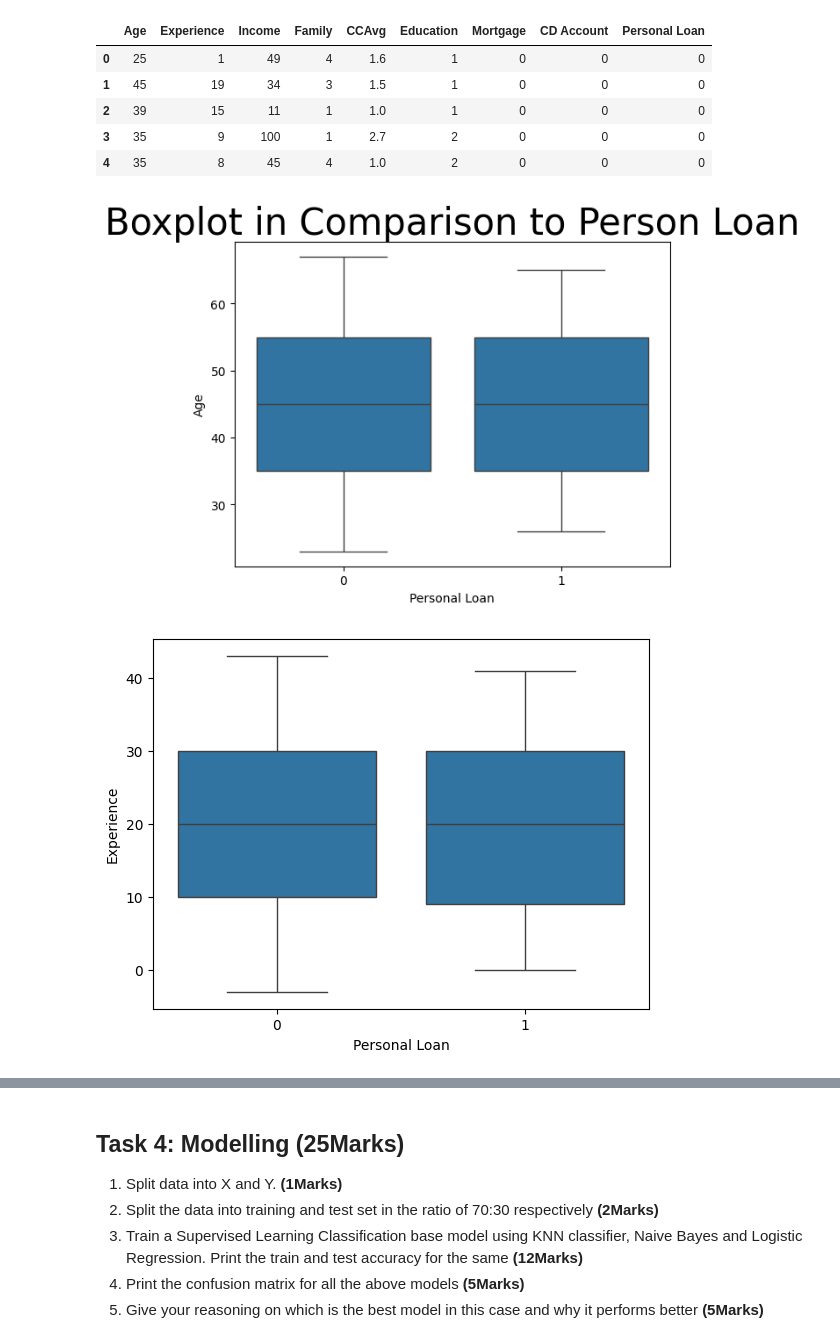
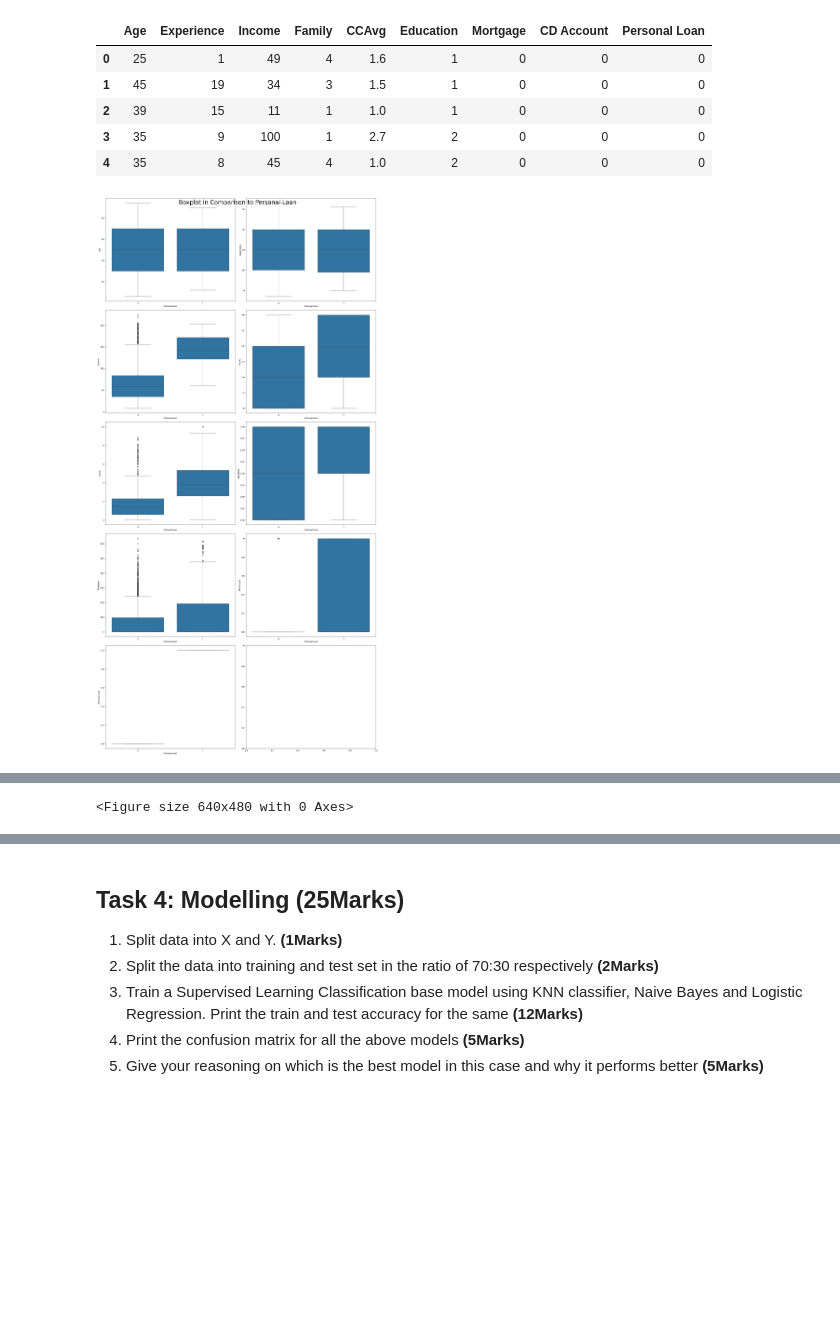
Before and after one commit to AshwinAshok3/Personal-Loan, a Jupyter notebook: Capstone_Project___Thera_Bank_Personal_Loan_Campain___Jupyter_Notebook_(1).ipynb, the cells around one changed output, grey strips where cells are left out. Cells and saved outputs as stored; diff of their text form; code cells hidden in the pictures; blank space fills up the shorter version.

```diff
--- a/Capstone_Project___Thera_Bank_Personal_Loan_Campain___Jupyter_Notebook_(1).ipynb
+++ b/Capstone_Project___Thera_Bank_Personal_Loan_Campain___Jupyter_Notebook_(1).ipynb
@@ -80,7 +84,7 @@ import keras_tuner
 # Read the csv into a dataframe
 
 # importing the data [Bank_Personal_Loan_Modelling-1.csv]
-bank_df = pd.read_csv('Bank_Personal_Loan_Modelling-1.csv')
+bank_df = pd.read_csv('banks/Bank_Personal_Loan_Modelling-1.csv')
 pd.set_option('display.max_columns', None)
 # %%
 # Display the first five rows of your dataframe.
@@ -250,15 +261,28 @@ new_bank_df.head()
 | 4 | 35 | 8 | 45 | 4 | 1.0 | 2 | 0 | 0 | 0 |
 # %%
 # Plot a boxplot to understand the distribution of data for the attributes such as "Age", "Income", Family", "CCAvg", "Education", "Mortgage" by taking x axis as "Personal Loan"
+
+
 ls = new_bank_df.columns
+num_plots = len(ls)  # Get the total number of plots
 
-plt.title("Boxplot in Comparison to Personal Loan", fontsize = 30)
+# Calculate rows and columns for subplots (adjust as needed)
+num_rows = 5  # Number of rows of subplots
+num_cols = 2  # Number of columns of subplots
 
-for i in ls:
-  sns.boxplot(data = new_bank_df ,
-              x = 'Personal Loan',
-              y = i  )
-  plt.show()
+fig, axes = plt.subplots(num_rows, num_cols, figsize=(20, 40))  # Create subplots
+fig.suptitle("Boxplot in Comparison to Personal Loan", fontsize=30)  # Overall title
+
+plot_index = 0
+for i in range(num_rows):
+    for j in range(num_cols):
+        if plot_index < num_plots:
+            sns.boxplot(data=new_bank_df, x='Personal Loan', y=ls[plot_index], ax=axes[i, j])
+            plot_index += 1
+
+plt.tight_layout()  # Adjust spacing for better layout
+plt.show()
+
+plt.savefig('banks/Boxplots.png')
 # %% [output]
-[figure, old version]
+[figure, new version]
-[figure, removed]
@@ -272,3 +289,4 @@ for i in ls:
+<Figure size 640x480 with 0 Axes>
 # %%
 # Display the unique values of attributes "Family", "Education" and "Personal loan" and plot a bargraph.
 
```
Also changed, not shown: parts of 22 cells of this notebook.
